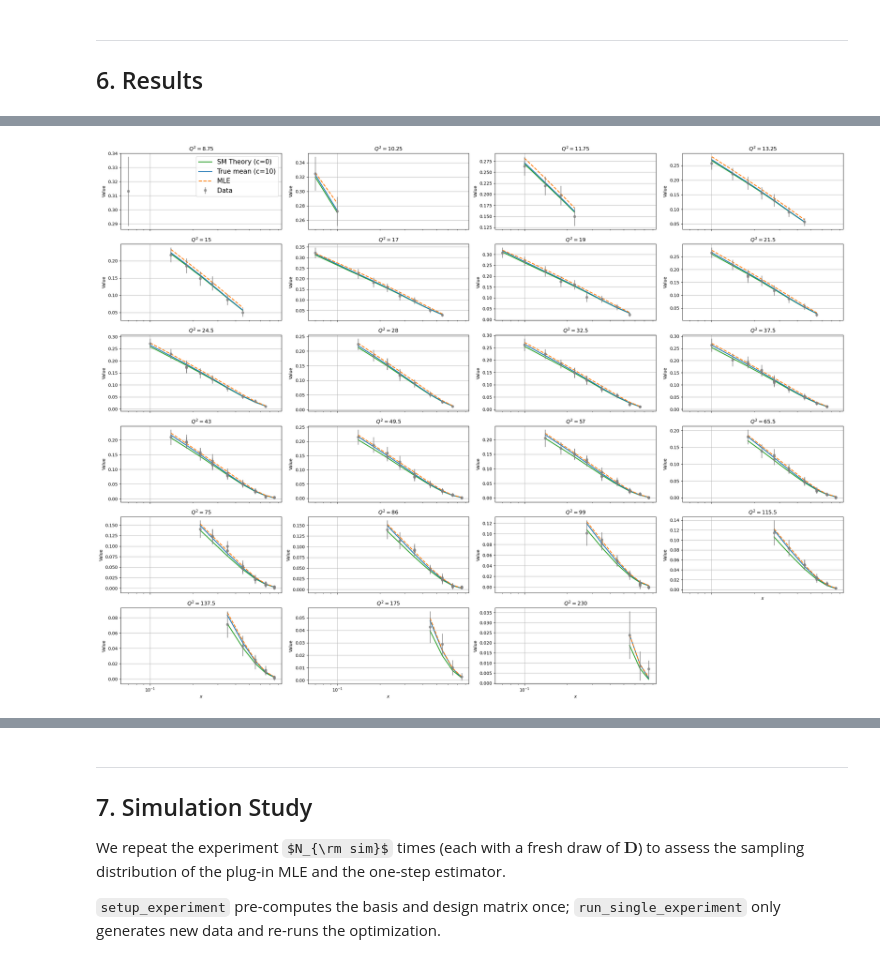
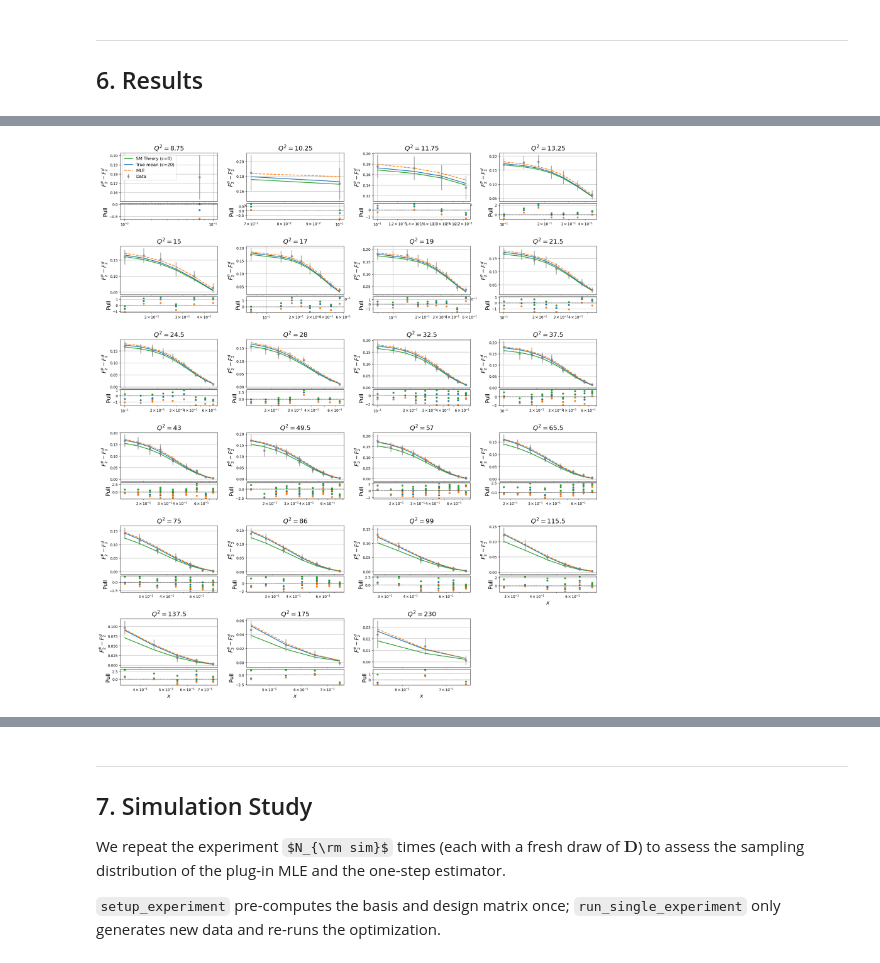
Before and after one commit to richardzhs/Semiparametric_Parameter_Estimation_PDF, a Jupyter notebook: T3_demo.ipynb, the cells around one changed output, grey strips where cells are left out. Saved outputs shown, nothing was run; the diff lists cells and outputs as text; code cells hidden in the pictures; some formulas as TeX source.

```diff
--- a/T3_demo.ipynb
+++ b/T3_demo.ipynb
@@ -256,8 +286,8 @@ This choice is physically well motivated: PDFs are extracted from global fits as
 c0 = 0
 beta_hat_sep, beta_history = mle_beta(
     D=D, A=A, c=c0, v=_v_c, xQ2=xQ2,
-    Sigma=Sigma, w_norm=w_norm,
-    nonneg_beta=True, fix_ends=True,
+    Sigma=Sigma, w_norm=None,
+    nonneg_beta=True, pin_endpoints=True,
     beta_opt="SLSQP", return_history=True, loss_scale=1e2,
 )
 
@@ -265,13 +295,13 @@ beta_hat_sep, beta_history = mle_beta(
 c_hat_sep = mle_c(
     D=D, A=A, v=_v_c, beta=beta_hat_sep,
     xQ2=xQ2, Sigma=Sigma,
-    c_opt="scipy_optimize",
+    c_opt="L-BFGS-B", c_range=(0, 100)
 )
 
 ci_sep_lower, ci_sep_upper, cb_sep = bootstrap_confidence_interval(
-    A=A, xQ2=xQ2, Sigma=Sigma, w_norm=w_norm, c0=c0,
-    c_hat=c_hat_sep, beta_hat=beta_hat_sep,
-    n_boot=1000, alpha=0.05, estimator="mle", loss_scale=1e2,
+    A=A, xQ2=xQ2, Sigma=Sigma, w_norm=None, c0=c0,
+    c_hat=c_hat_sep, beta_hat=beta_hat_sep, c_opt="L-BFGS-B", #c_range=(0, 100),
+    n_boot=500, alpha=0.05, estimator="mle", loss_scale=1e2,
     klin=_klin, kquad=_kquad,
     opt="separate", verbose=True
 )
@@ -324,9 +370,9 @@ Jointly minimize the NLL over $(\boldsymbol{\beta}, c)$ simultaneously:
 $$\bigl(\hat{\boldsymbol{\beta}},\, \hat{c}\bigr) = \arg\min_{\mathbf{w}^\top\boldsymbol{\beta}=1,\;\boldsymbol{\beta}\ge 0}\; \ell(\boldsymbol{\beta},\, c)$$
 # %%
 res, history = fit_beta_c(
-    D=D, A=A, v=_v_c, v_prime=_v_prime_c,
-    w_norm=w_norm, xQ2=xQ2, Sigma=Sigma,
-    nonneg_beta=True, fix_ends=True,
+    D=D, A=A, v=_v_c, v_prime=_v_prime_c, c0=1,
+    w_norm=None, xQ2=xQ2, Sigma=Sigma,
+    nonneg_beta=True, pin_endpoints=True,
     return_history=True, opt_method="SLSQP", loss_scale=1e2
 )
 
@@ -334,9 +380,9 @@ beta_hat_joint = res.beta_hat
 c_hat_joint    = res.c_hat
 
 ci_joint_lower, ci_joint_upper, cb_joint = bootstrap_confidence_interval(
-    A=A, xQ2=xQ2, Sigma=Sigma, w_norm=w_norm,
+    A=A, xQ2=xQ2, Sigma=Sigma, w_norm=None, c0=1,
     c_hat=c_hat_joint, beta_hat=beta_hat_joint,
-    n_boot=1000, alpha=0.05, estimator="mle", loss_scale=1e2,
+    n_boot=500, alpha=0.05, estimator="mle", loss_scale=1e2,
     klin=_klin, kquad=_kquad,
     opt="joint", verbose=True
 )
@@ -457,22 +504,32 @@ plt.tight_layout(); plt.show()
 # %%
 # Mean prediction vs data
 mu_hat      = true_mean_basis(c_hat,      beta_hat, A, xQ2=xQ2, klin=_klin, kquad=_kquad)
-mu_one_step = true_mean_basis(c_one_step, beta_hat, A, xQ2=xQ2, klin=_klin, kquad=_kquad)
+#mu_one_step = true_mean_basis(c_one_step, beta_hat, A, xQ2=xQ2, klin=_klin, kquad=_kquad)
 
-plot_by_Q2(
-    {"SM Theory (c=0)": T, "True mean (c=10)": mu, "MLE": mu_hat, "Data": D},#,"One-step": mu_one_step},
-    xQ2=xQ2, ncols=4, x_log_scale=True,
+fig = plot_by_Q2(
+    {"SM Theory (c=0)": T, f"True mean (c={c_true})": mu, "MLE": mu_hat, "Data": D},#,"One-step": mu_one_step},
+    xQ2=xQ2, ncols=4, x_log_scale=True, #q2_filter=lambda q2: (q2 > 75),
     series_styles={
         "SM Theory (c=0)": dict(linestyle="-",  linewidth=2, color="C2"),
-        "True mean (c=10)": dict(linestyle="-", linewidth=2, color="C0"),
+        f"True mean (c={c_true})": dict(linestyle="-", linewidth=2, color="C0"),
         "MLE":       dict(linestyle="--",  linewidth=2, color="C1"),
         #"One-step":  dict(linestyle="-.", linewidth=2, color="C3"),
         "Data":      dict(kind="scatter", cov=Sigma, color="gray", s=30, alpha=0.7),
     },
-    legend_fontsize=15
+    pull=[
+        {"data": "Data", "ref": f"True mean (c={c_true})",  "color": "C0"},
+        {"data": "Data", "ref": "MLE",               "color": "C1"},
+        {"data": "Data", "ref": "SM Theory (c=0)",   "color": "C2"},
+    ],
+    pull_legend=False,
+    legend_fontsize=12,
+    label_fontsize=15,
+    title_fontsize=18,
+    y_label=r"$F_2^p-F_2^d$",
 )
+#fig.savefig("../results/F2p-F2d/kquad=0/data_fit_c=20_mle_one_step_unconstrained.pdf", bbox_inches="tight")
 # %% [output]
-[figure, old version]
+[figure, new version]
 # %%
 # Compare confidence intervals between the original MLE-based bootstrap and the one-step analytical CI
 
```
Also changed, not shown: parts of 31 cells of this notebook, 1 other file.
